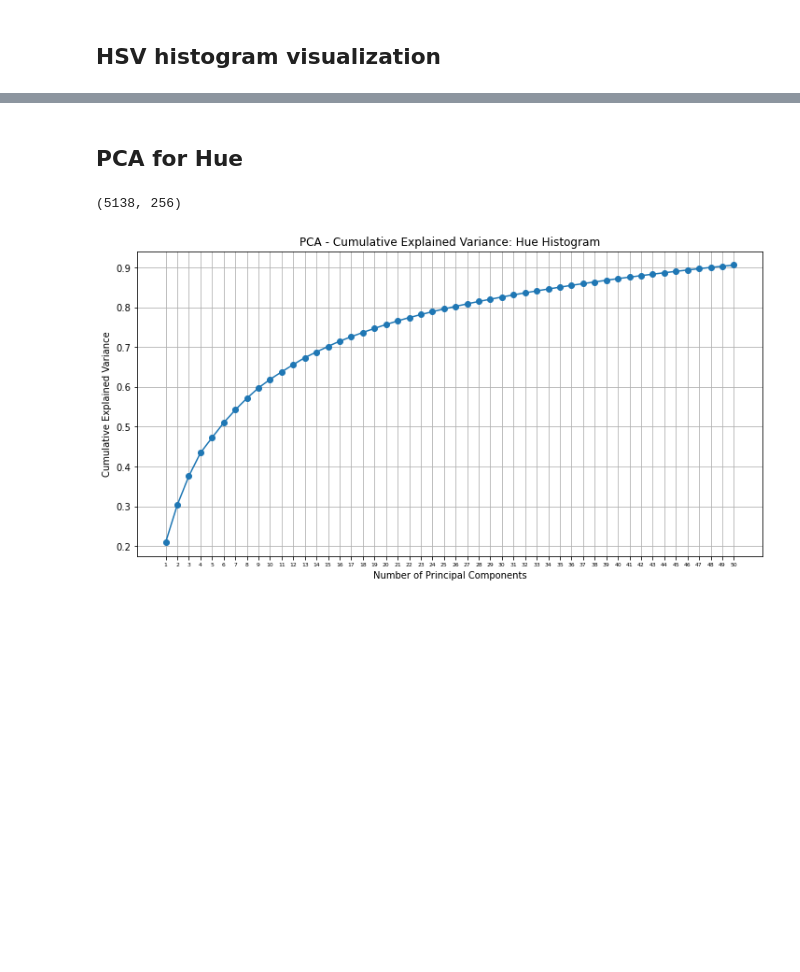
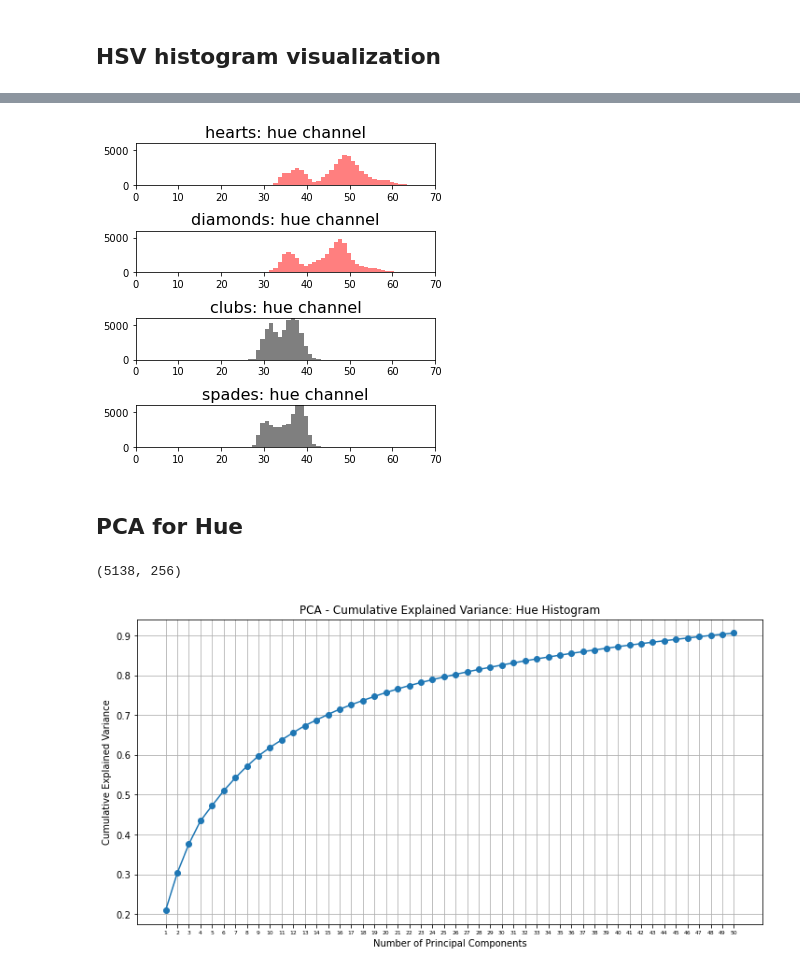
Before and after one commit to DianaLNguyen/ucb_mids_w281_project, a Jupyter notebook: feature_HSV_RGB.ipynb, the cells around one changed output, grey strips where cells are left out. Cells and saved outputs as stored; diff of their text form; code cells hidden in the pictures; blank space fills up the shorter version.

```diff
--- a/feature_HSV_RGB.ipynb
+++ b/feature_HSV_RGB.ipynb
@@ -222,3 +222,44 @@ plt.show()
+# %%
+#Hue: The hue component represents the type of color, such as red, blue, green, etc.
+#hue has values from 0 to 180 from open cv.
+
+#Saturation: The saturation component represents the intensity or purity of the color.
+#Higher saturation values result in vibrant and vivid colors, while lower saturation values lead to
+#desaturated or grayscale colors.
+#Saturation has values 0 to 255 from open cv.
+
+#Value: The value component represents the brightness of the color.
+#It determines how light or dark the color appears.
+#A value of 0 indicates black, while a value of 1 (or 100%) indicates full brightness of the color.
+#Intermediate values represent various shades of the hue at different brightness levels.
+#Value has values 0 to 255 from open cv.
+
+
+colors = ['red','black','black','red']
+
+fig, ax = plt.subplots(4, 1, figsize=(5, 5))
+for j, item in enumerate(suit_labels):
+    if item == 'hearts':
+        i=0
+        k=0
+    if item == 'diamonds':
+        i = 1
+        k = 0
+    if item == 'clubs':
+        i = 2
+        k = 1
+    if item == 'spades':
+        i = 3
+        k = 1
+    ax[i].hist(average_hsv[:, :, 0, j].flatten(), bins=180, range=(0, 181), color=colors[j], alpha=0.5)
+    ax[i].set_title(item + ': hue channel',fontsize=16)
+    ax[i].set_xlim([0, 70])
+    ax[i].set_ylim([0,6000])
+
+plt.tight_layout()
+plt.show()
+# %% [output]
+[figure, added]
 # %% [markdown]
 ## PCA for Hue
 # %%
```
Also changed, not shown: parts of 2 cells of this notebook, 2 other files.
